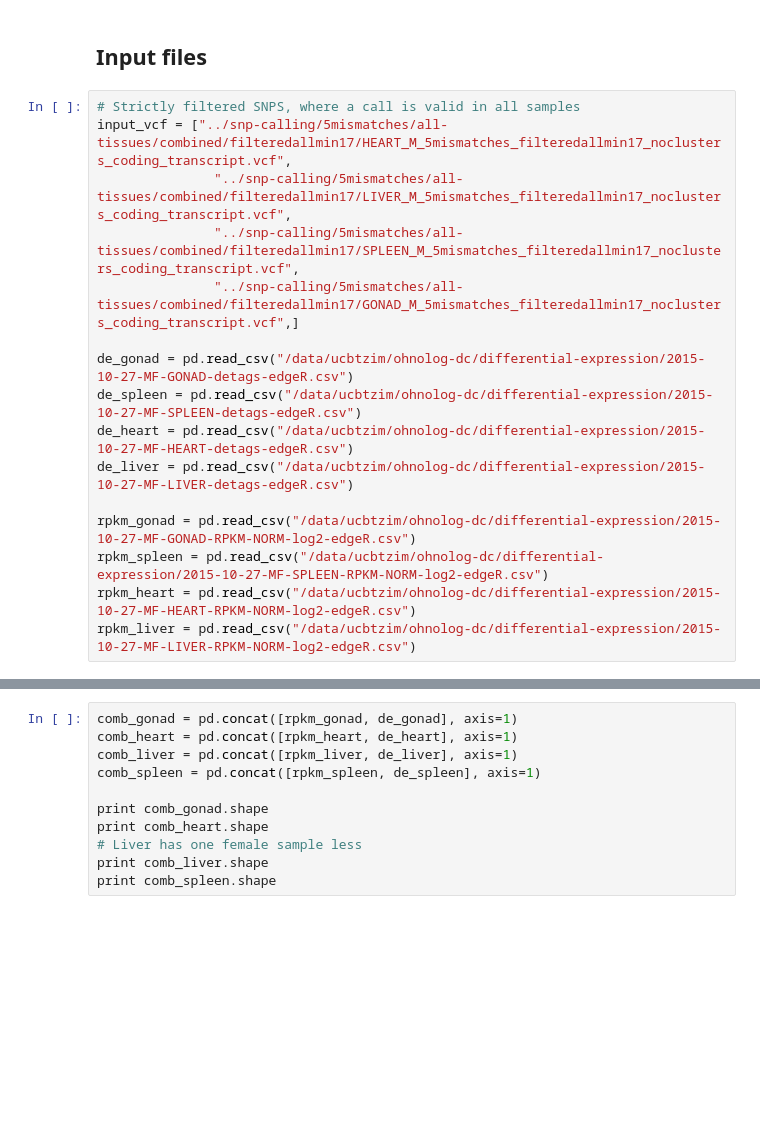
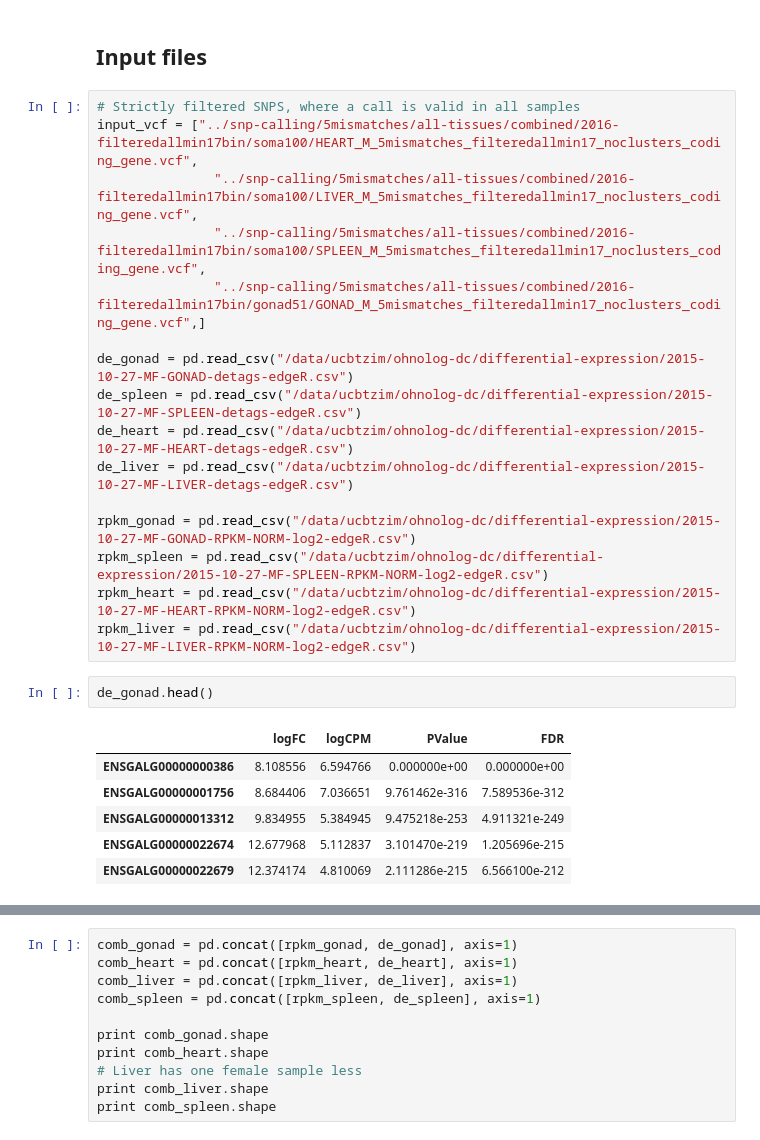
Before and after one commit to qfma/ohnolog-dc, a Jupyter notebook: ase-estimation/2015-10-27-ASE-only-SNP-genes-min17.ipynb, the cells around one changed output, grey strips where cells are left out. Drawn from its saved outputs; the diff is of its cells as text; blank space fills up the shorter version.

```diff
--- a/ase-estimation/2015-10-27-ASE-only-SNP-genes-min17.ipynb
+++ b/ase-estimation/2015-10-27-ASE-only-SNP-genes-min17.ipynb
@@ -108,10 +103,10 @@ def log2(i):
 ## Input files
 # %%
 # Strictly filtered SNPS, where a call is valid in all samples
-input_vcf = ["../snp-calling/5mismatches/all-tissues/combined/filteredallmin17/HEART_M_5mismatches_filteredallmin17_noclusters_coding_transcript.vcf",
-               "../snp-calling/5mismatches/all-tissues/combined/filteredallmin17/LIVER_M_5mismatches_filteredallmin17_noclusters_coding_transcript.vcf",
-               "../snp-calling/5mismatches/all-tissues/combined/filteredallmin17/SPLEEN_M_5mismatches_filteredallmin17_noclusters_coding_transcript.vcf",
-               "../snp-calling/5mismatches/all-tissues/combined/filteredallmin17/GONAD_M_5mismatches_filteredallmin17_noclusters_coding_transcript.vcf",]
+input_vcf = ["../snp-calling/5mismatches/all-tissues/combined/2016-filteredallmin17bin/soma100/HEART_M_5mismatches_filteredallmin17_noclusters_coding_gene.vcf",
+               "../snp-calling/5mismatches/all-tissues/combined/2016-filteredallmin17bin/soma100/LIVER_M_5mismatches_filteredallmin17_noclusters_coding_gene.vcf",
+               "../snp-calling/5mismatches/all-tissues/combined/2016-filteredallmin17bin/soma100/SPLEEN_M_5mismatches_filteredallmin17_noclusters_coding_gene.vcf",
+               "../snp-calling/5mismatches/all-tissues/combined/2016-filteredallmin17bin/gonad51/GONAD_M_5mismatches_filteredallmin17_noclusters_coding_gene.vcf",]
 
 de_gonad = pd.read_csv("/data/ucbtzim/ohnolog-dc/differential-expression/2015-10-27-MF-GONAD-detags-edgeR.csv")
 de_spleen = pd.read_csv("/data/ucbtzim/ohnolog-dc/differential-expression/2015-10-27-MF-SPLEEN-detags-edgeR.csv")
@@ -122,3 +117,12 @@ rpkm_gonad = pd.read_csv("/data/ucbtzim/ohnolog-dc/differential-expression/2015-
 rpkm_spleen = pd.read_csv("/data/ucbtzim/ohnolog-dc/differential-expression/2015-10-27-MF-SPLEEN-RPKM-NORM-log2-edgeR.csv")
 rpkm_heart = pd.read_csv("/data/ucbtzim/ohnolog-dc/differential-expression/2015-10-27-MF-HEART-RPKM-NORM-log2-edgeR.csv")
 rpkm_liver = pd.read_csv("/data/ucbtzim/ohnolog-dc/differential-expression/2015-10-27-MF-LIVER-RPKM-NORM-log2-edgeR.csv")
+# %%
+de_gonad.head()
+# %% [output]
+|  | logFC | logCPM | PValue | FDR |
+| ENSGALG00000000386 | 8.108556 | 6.594766 | 0.000000e+00 | 0.000000e+00 |
+| ENSGALG00000001756 | 8.684406 | 7.036651 | 9.761462e-316 | 7.589536e-312 |
+| ENSGALG00000013312 | 9.834955 | 5.384945 | 9.475218e-253 | 4.911321e-249 |
+| ENSGALG00000022674 | 12.677968 | 5.112837 | 3.101470e-219 | 1.205696e-215 |
+| ENSGALG00000022679 | 12.374174 | 4.810069 | 2.111286e-215 | 6.566100e-212 |
```
Also changed, not shown: parts of 23 cells of this notebook, 2 other files.
